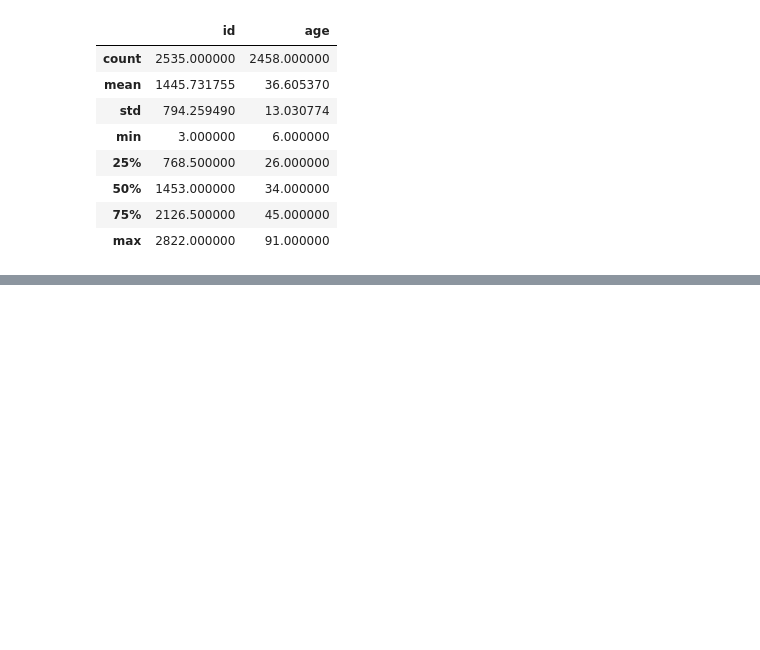
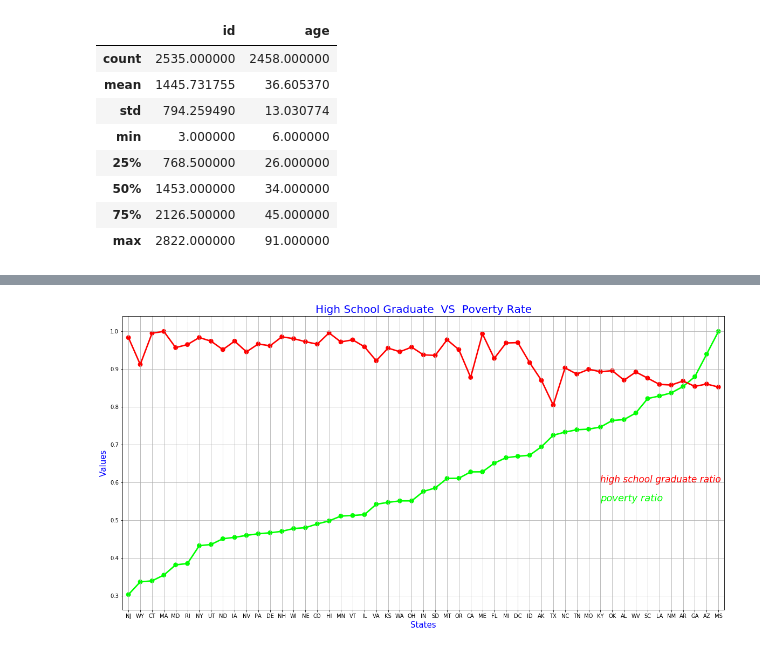
Before and after one commit to taejin0527/kaggle_study, a Jupyter notebook: 04_Fatal Police Shooting in the US/Seaborn tutorial for Beginners.ipynb, the cells around one changed output, grey strips where cells are left out. Saved outputs shown, nothing was run; the diff lists cells and outputs as text; code cells hidden in the pictures; blank space fills up the shorter version.

```diff
--- a/04_Fatal Police Shooting in the US/Seaborn tutorial for Beginners.ipynb
+++ b/04_Fatal Police Shooting in the US/Seaborn tutorial for Beginners.ipynb
@@ -304,0 +401,19 @@ kill.describe()
+# %%
+# high school graduation rate vs Poverty rate of each state
+sorted_data['area_poverty_ratio'] = sorted_data['area_poverty_ratio']/max( sorted_data['area_poverty_ratio'])
+sorted_data2['area_highschool_ratio'] = sorted_data2['area_highschool_ratio']/max( sorted_data2['area_highschool_ratio'])
+data = pd.concat([sorted_data,sorted_data2['area_highschool_ratio']],axis=1)
+data.sort_values('area_poverty_ratio',inplace=True)
+
+# visualize
+f,ax1 = plt.subplots(figsize =(20,10))
+sns.pointplot(x='area_list',y='area_poverty_ratio',data=data,color='lime',alpha=0.8)
+sns.pointplot(x='area_list',y='area_highschool_ratio',data=data,color='red',alpha=0.8)
+plt.text(40,0.6,'high school graduate ratio',color='red',fontsize = 17,style = 'italic')
+plt.text(40,0.55,'poverty ratio',color='lime',fontsize = 18,style = 'italic')
+plt.xlabel('States',fontsize = 15,color='blue')
+plt.ylabel('Values',fontsize = 15,color='blue')
+plt.title('High School Graduate  VS  Poverty Rate',fontsize = 20,color='blue')
+plt.grid()
+# %% [output]
+[figure, added]
```
Also changed, not shown: parts of 43 cells of this notebook.
